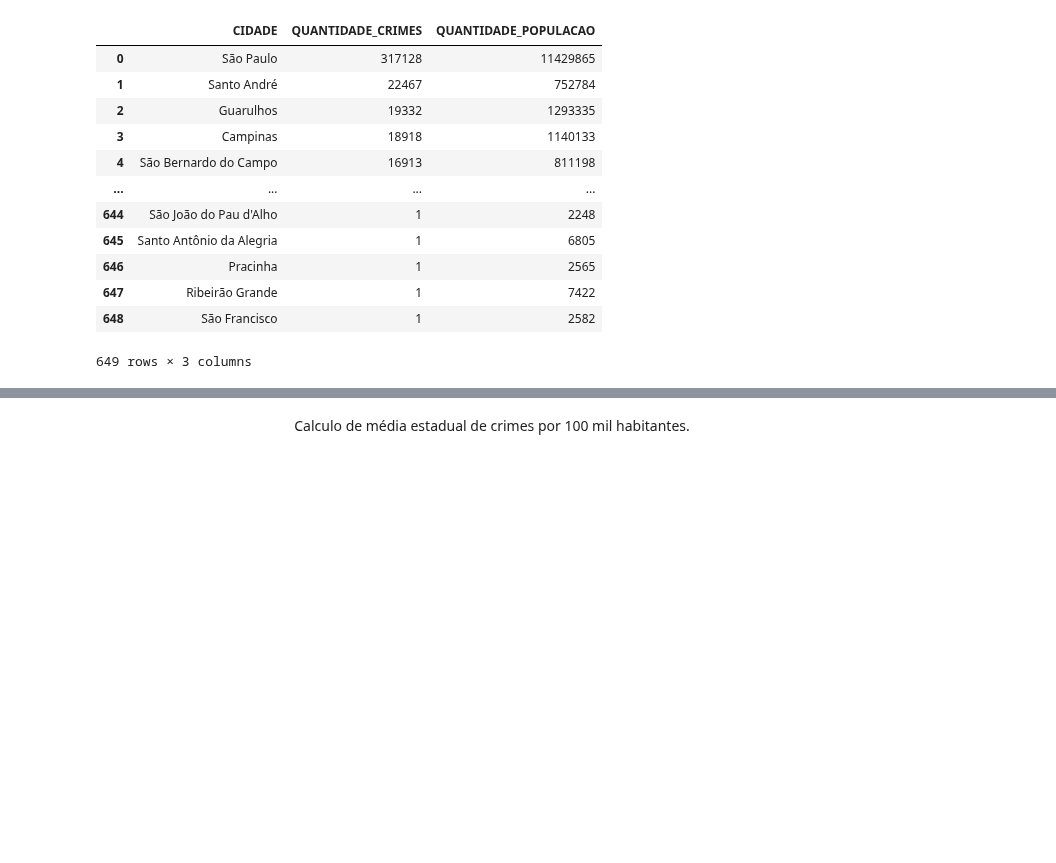
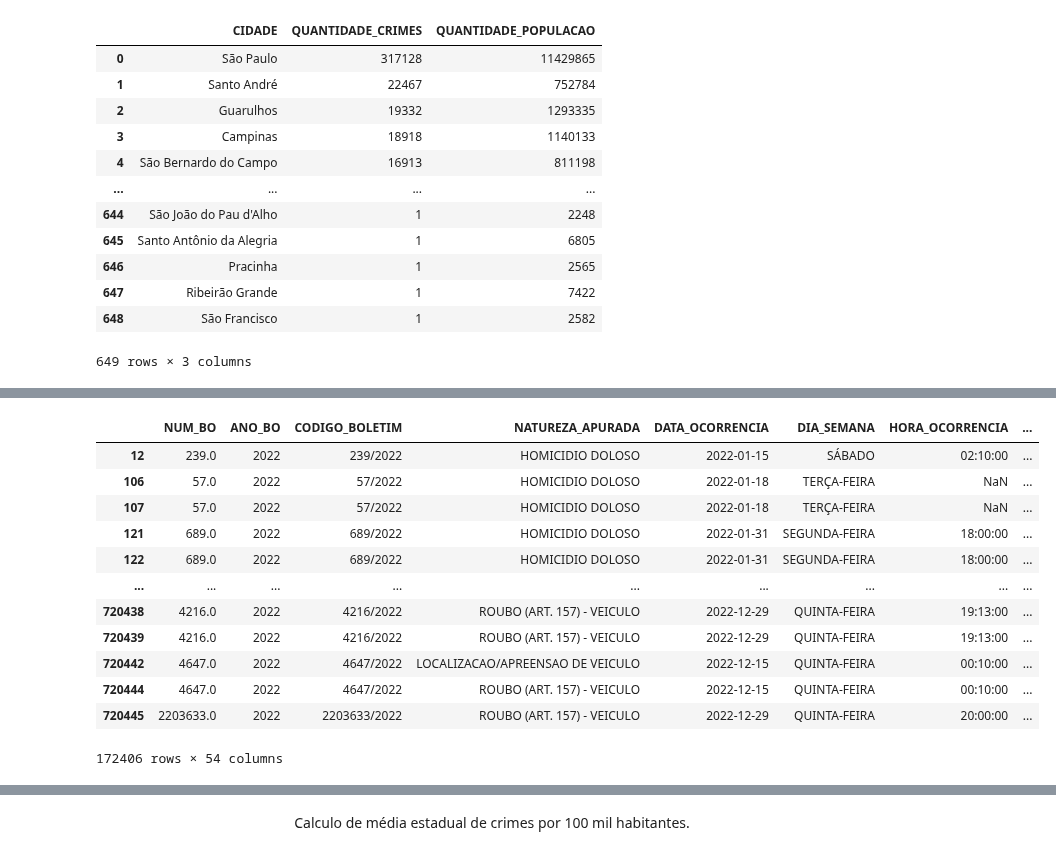
Before and after one commit to Matheuskpds/Ciencia-de-Dados-Projeto-TP, a Jupyter notebook: main.ipynb, the cells around one changed output, grey strips where cells are left out. Saved outputs shown, nothing was run; the diff lists cells and outputs as text; code cells hidden in the pictures; blank space fills up the shorter version.

```diff
--- a/main.ipynb
+++ b/main.ipynb
@@ -716,0 +809,23 @@ df_cidades
+# %%
+param_duplicados = ['NUM_BO','NATUREZA_APURADA' ,'CODIGO_BOLETIM', 'LOCAL_ELABORACAO','TIPO_LOCAL']
+
+# Identifica duplicatas (mantendo o primeiro como "não duplicado")
+duplicados = df.duplicated(subset=param_duplicados, keep='first')
+
+# Exibe os duplicados
+df_duplicados = df[duplicados]
+df_duplicados
+# %% [output]
+|  | NUM_BO | ANO_BO | CODIGO_BOLETIM | NATUREZA_APURADA | DATA_OCORRENCIA | DIA_SEMANA | HORA_OCORRENCIA | ... |
+| 12 | 239.0 | 2022 | 239/2022 | HOMICIDIO DOLOSO | 2022-01-15 | SÁBADO | 02:10:00 | ... |
+| 106 | 57.0 | 2022 | 57/2022 | HOMICIDIO DOLOSO | 2022-01-18 | TERÇA-FEIRA | NaN | ... |
+| 107 | 57.0 | 2022 | 57/2022 | HOMICIDIO DOLOSO | 2022-01-18 | TERÇA-FEIRA | NaN | ... |
+| 121 | 689.0 | 2022 | 689/2022 | HOMICIDIO DOLOSO | 2022-01-31 | SEGUNDA-FEIRA | 18:00:00 | ... |
+| 122 | 689.0 | 2022 | 689/2022 | HOMICIDIO DOLOSO | 2022-01-31 | SEGUNDA-FEIRA | 18:00:00 | ... |
+| ... | ... | ... | ... | ... | ... | ... | ... | ... |
+| 720438 | 4216.0 | 2022 | 4216/2022 | ROUBO (ART. 157) - VEICULO | 2022-12-29 | QUINTA-FEIRA | 19:13:00 | ... |
+| 720439 | 4216.0 | 2022 | 4216/2022 | ROUBO (ART. 157) - VEICULO | 2022-12-29 | QUINTA-FEIRA | 19:13:00 | ... |
+| 720442 | 4647.0 | 2022 | 4647/2022 | LOCALIZACAO/APREENSAO DE VEICULO | 2022-12-15 | QUINTA-FEIRA | 00:10:00 | ... |
+| 720444 | 4647.0 | 2022 | 4647/2022 | ROUBO (ART. 157) - VEICULO | 2022-12-15 | QUINTA-FEIRA | 00:10:00 | ... |
+| 720445 | 2203633.0 | 2022 | 2203633/2022 | ROUBO (ART. 157) - VEICULO | 2022-12-29 | QUINTA-FEIRA | 20:00:00 | ... |
+172406 rows × 54 columns
```
Also changed, not shown: parts of 24 cells of this notebook, 1 other file.
